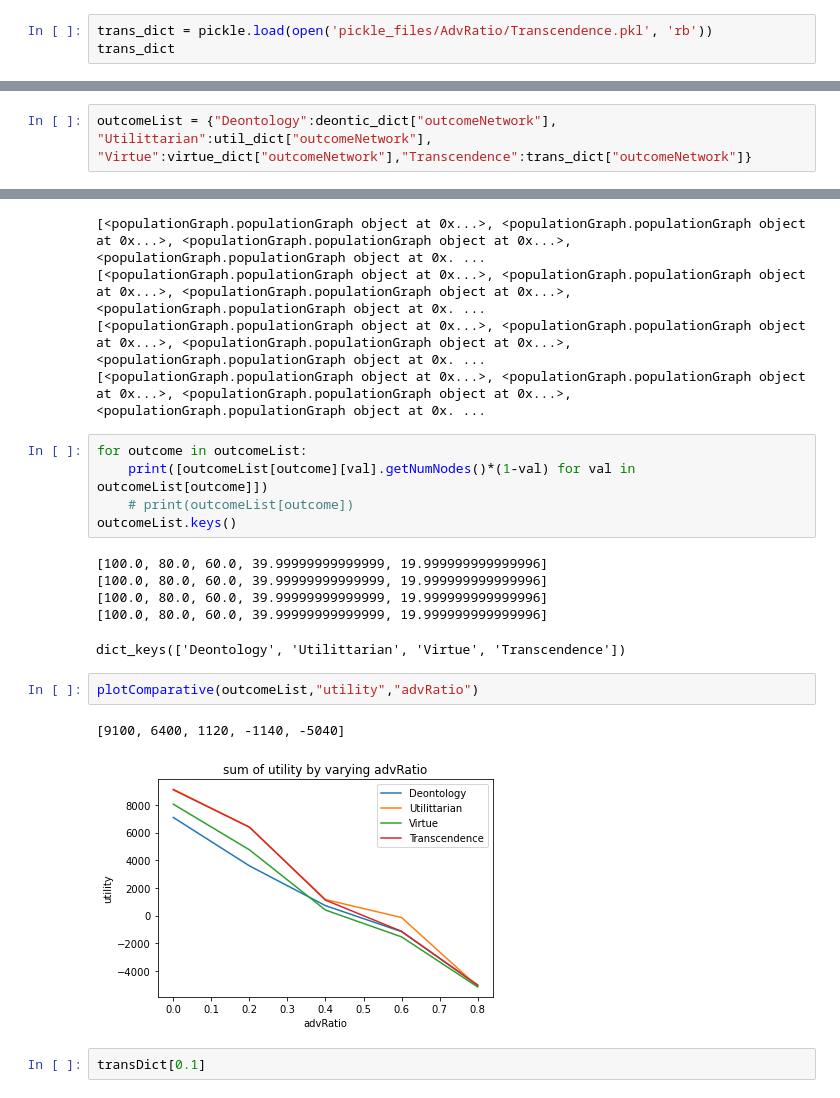
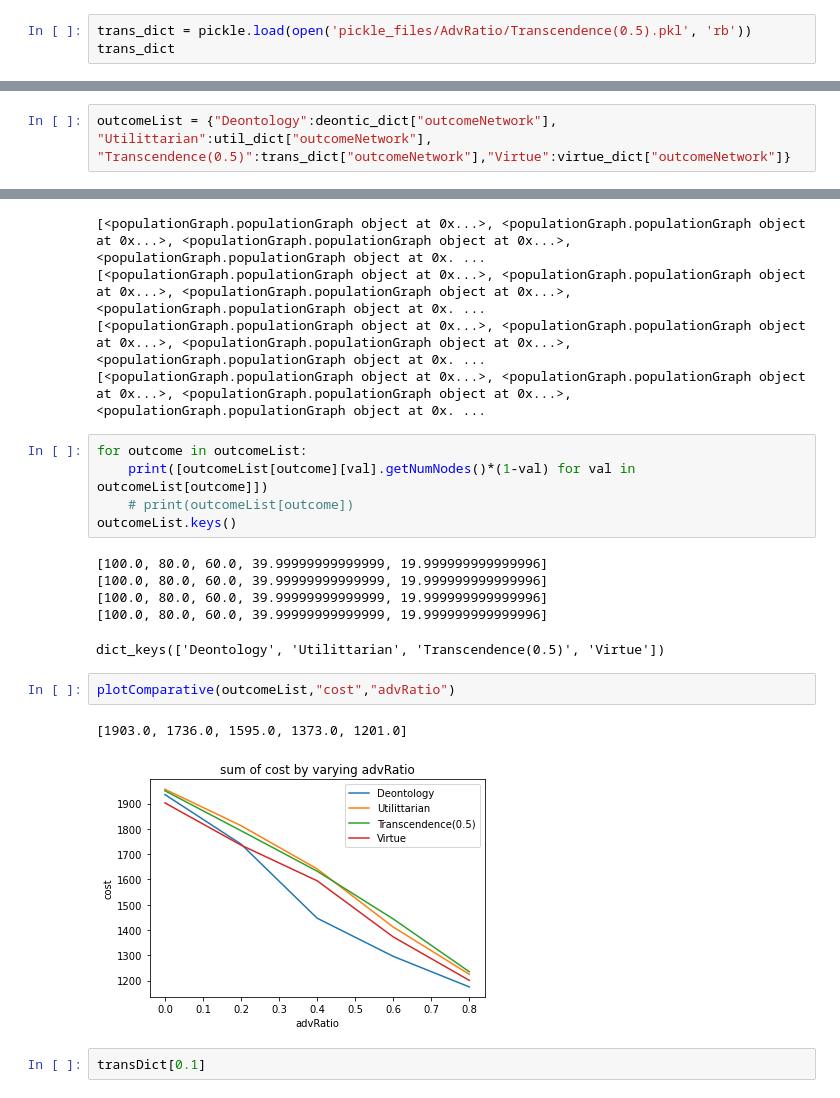
Before and after one commit to WSL-IIITB/SPECTRA, a Jupyter notebook: result_analysis.ipynb, the cells around one changed output, grey strips where cells are left out. Drawn from its saved outputs; the diff is of its cells as text.

```diff
--- a/result_analysis.ipynb
+++ b/result_analysis.ipynb
@@ -109,7 +111,7 @@ virtue_dict
   0.6000000000000001: <populationGraph.populationGraph at 0x...>,
   0.8: <populationGraph.populationGraph at 0x...>}}
 # %%
-trans_dict = pickle.load(open('pickle_files/AdvRatio/Transcendence.pkl', 'rb'))
+trans_dict = pickle.load(open('pickle_files/AdvRatio/Transcendence(0.5).pkl', 'rb'))
 trans_dict
 # %% [output]
 {'msgUtility': 10,
@@ -130,7 +131,7 @@ translow_dict = pickle.load(open('pickle_files/AdvRatio/Transcendence(0.1).pkl',
 transhigh_dict = pickle.load(open('pickle_files/AdvRatio/Transcendence(1).pkl', 'rb'))
 transDict = {0.1:translow_dict["outcomeNetwork"],1:transhigh_dict["outcomeNetwork"]}
 # %%
-outcomeList = {"Deontology":deontic_dict["outcomeNetwork"], "Utilittarian":util_dict["outcomeNetwork"], "Virtue":virtue_dict["outcomeNetwork"],"Transcendence":trans_dict["outcomeNetwork"]}
+outcomeList = {"Deontology":deontic_dict["outcomeNetwork"], "Utilittarian":util_dict["outcomeNetwork"], "Transcendence(0.5)":trans_dict["outcomeNetwork"],"Virtue":virtue_dict["outcomeNetwork"]}
 # %%
 for outcome in outcomeList:
     l = [outcomeList[outcome][val] for val in outcomeList[outcome]]
@@ -150,12 +151,12 @@ outcomeList.keys()
 [100.0, 80.0, 60.0, 39.99999999999999, 19.999999999999996]
 [100.0, 80.0, 60.0, 39.99999999999999, 19.999999999999996]
 [100.0, 80.0, 60.0, 39.99999999999999, 19.999999999999996]
-dict_keys(['Deontology', 'Utilittarian', 'Virtue', 'Transcendence'])
+dict_keys(['Deontology', 'Utilittarian', 'Transcendence(0.5)', 'Virtue'])
 # %%
-plotComparative(outcomeList,"utility","advRatio")
+plotComparative(outcomeList,"cost","advRatio")
 # %% [output]
-[9100, 6400, 1120, -1140, -5040]
+[1903.0, 1736.0, 1595.0, 1373.0, 1201.0]
-[figure, old version]
+[figure, new version]
 # %%
 transDict[0.1]
 # %% [output]
```
Also changed, not shown: parts of 27 cells of this notebook, 31 other files.
